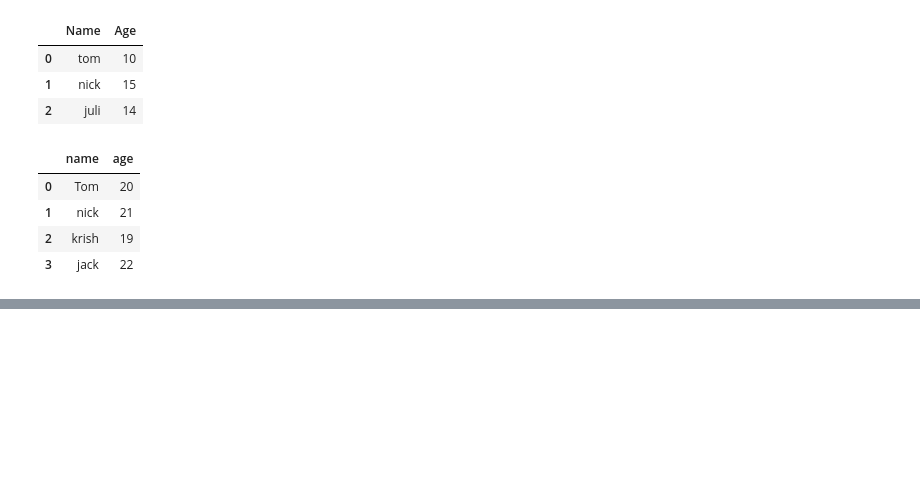
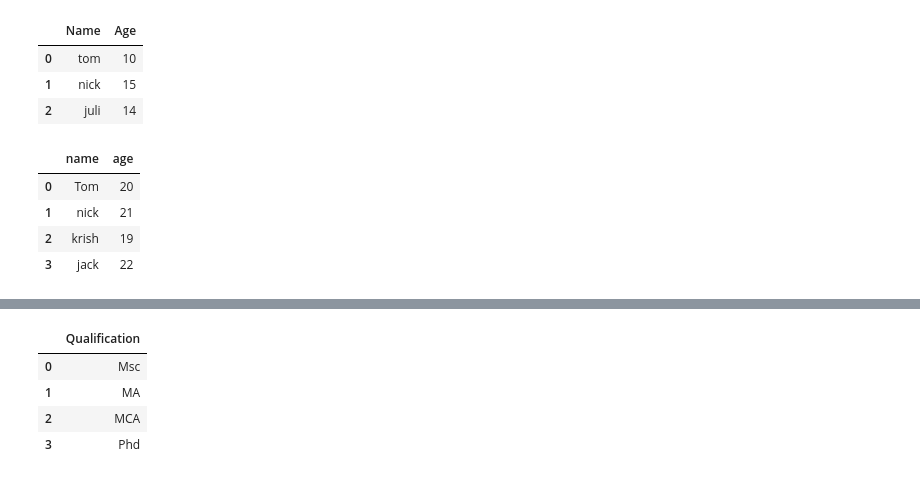
Before and after one commit to NarendarB0152/VignanUniversityWorkShop, a Jupyter notebook: Pandas/Pandas.ipynb, the cells around one changed output, grey strips where cells are left out. Saved outputs shown, nothing was run; the diff lists cells and outputs as text; code cells hidden in the pictures; blank space fills up the shorter version.

```diff
--- a/Pandas/Pandas.ipynb
+++ b/Pandas/Pandas.ipynb
@@ -240,0 +255,8 @@ pd.DataFrame(data)
+# %%
+df[['Qualification']]
+# %% [output]
+|  | Qualification |
+| 0 | Msc |
+| 1 | MA |
+| 2 | MCA |
+| 3 | Phd |
```
Also changed, not shown: parts of 4 cells of this notebook.
